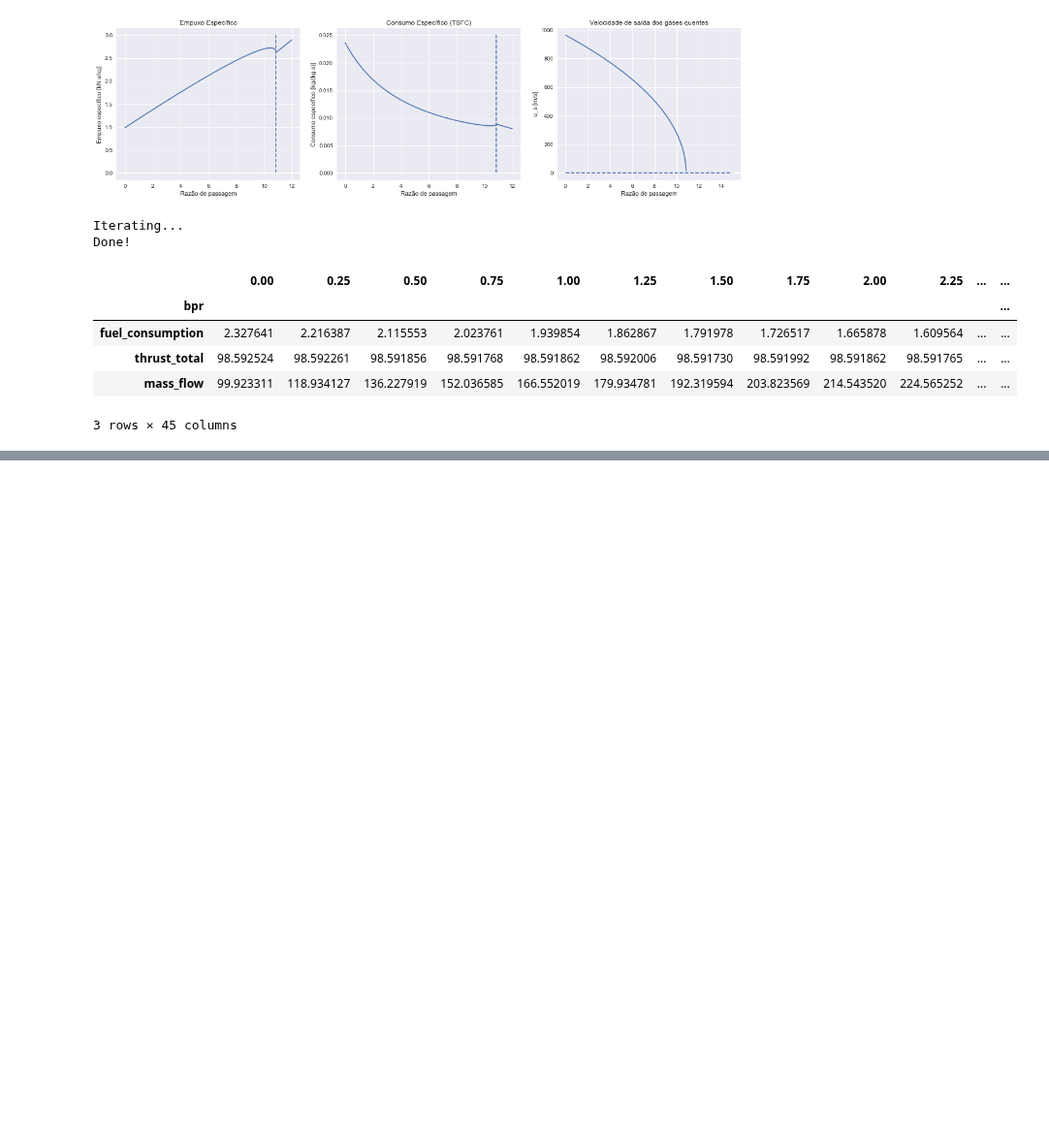
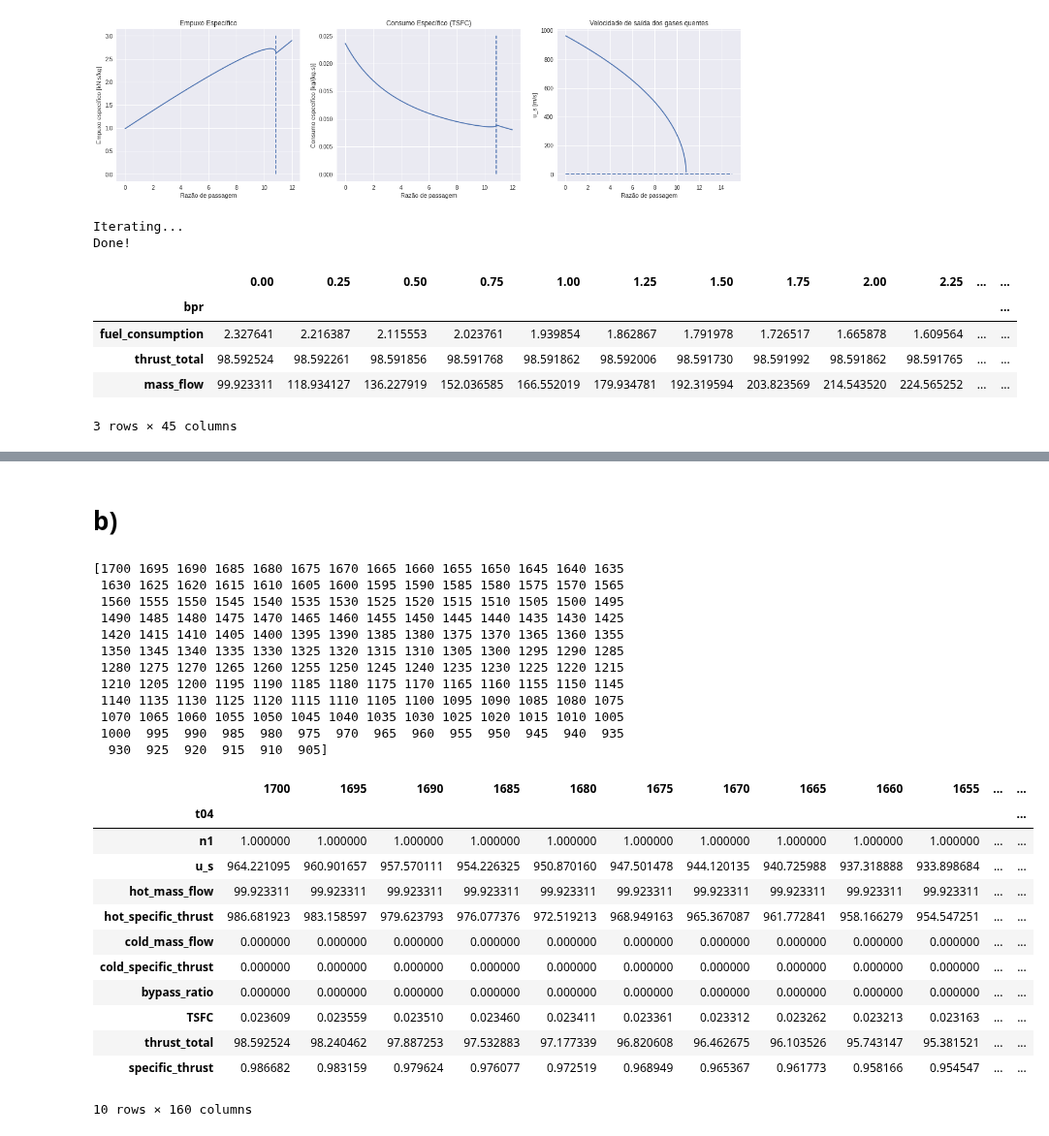
Before and after one commit to jonasdegrave/gas-turbine, a Jupyter notebook: questao_2.ipynb, the cells around one changed output, grey strips where cells are left out. Shown at 97% size. Saved outputs shown, nothing was run; the diff lists cells and outputs as text; code cells hidden in the pictures; blank space fills up the shorter version.

```diff
--- a/questao_2.ipynb
+++ b/questao_2.ipynb
@@ -211,0 +212,2 @@ turbofan.sumarise().append(turbofan.sumarise_results())
+# %% [markdown]
+# b)
@@ -211,0 +263,49 @@ turbofan.sumarise().append(turbofan.sumarise_results())
+# %%
+# PART 3 ###################################################################
+# Varying T04 - Combustion chamber temperature from 1700 K downwards:
+
+
+results_b = pd.DataFrame()
+results_b.index = results_b.index.set_names('t04')
+
+temp_values = np.arange(1700, 900, -5)
+print(temp_values)
+
+for t04 in temp_values:
+    model_parameters["t04"] = t04
+    turbofan = mf.TurboFan(model_parameters)
+
+    results_b[t04] = (
+        turbofan.sumarise().
+        append(turbofan.sumarise_results()).
+        loc[summarise_target]
+        )
+
+
+results_b
+# %% [output]
+[1700 1695 1690 1685 1680 1675 1670 1665 1660 1655 1650 1645 1640 1635
+ 1630 1625 1620 1615 1610 1605 1600 1595 1590 1585 1580 1575 1570 1565
+ 1560 1555 1550 1545 1540 1535 1530 1525 1520 1515 1510 1505 1500 1495
+ 1490 1485 1480 1475 1470 1465 1460 1455 1450 1445 1440 1435 1430 1425
+ 1420 1415 1410 1405 1400 1395 1390 1385 1380 1375 1370 1365 1360 1355
+ 1350 1345 1340 1335 1330 1325 1320 1315 1310 1305 1300 1295 1290 1285
+ 1280 1275 1270 1265 1260 1255 1250 1245 1240 1235 1230 1225 1220 1215
+ 1210 1205 1200 1195 1190 1185 1180 1175 1170 1165 1160 1155 1150 1145
+ 1140 1135 1130 1125 1120 1115 1110 1105 1100 1095 1090 1085 1080 1075
+ 1070 1065 1060 1055 1050 1045 1040 1035 1030 1025 1020 1015 1010 1005
+ 1000  995  990  985  980  975  970  965  960  955  950  945  940  935
+  930  925  920  915  910  905]
+|  | 1700 | 1695 | 1690 | 1685 | 1680 | 1675 | 1670 | 1665 | 1660 | 1655 | ... | ... |
+| t04 |  |  |  |  |  |  |  |  |  |  |  | ... |
+| n1 | 1.000000 | 1.000000 | 1.000000 | 1.000000 | 1.000000 | 1.000000 | 1.000000 | 1.000000 | 1.000000 | 1.000000 | ... | ... |
+| u_s | 964.221095 | 960.901657 | 957.570111 | 954.226325 | 950.870160 | 947.501478 | 944.120135 | 940.725988 | 937.318888 | 933.898684 | ... | ... |
+| hot_mass_flow | 99.923311 | 99.923311 | 99.923311 | 99.923311 | 99.923311 | 99.923311 | 99.923311 | 99.923311 | 99.923311 | 99.923311 | ... | ... |
+| hot_specific_thrust | 986.681923 | 983.158597 | 979.623793 | 976.077376 | 972.519213 | 968.949163 | 965.367087 | 961.772841 | 958.166279 | 954.547251 | ... | ... |
+| cold_mass_flow | 0.000000 | 0.000000 | 0.000000 | 0.000000 | 0.000000 | 0.000000 | 0.000000 | 0.000000 | 0.000000 | 0.000000 | ... | ... |
+| cold_specific_thrust | 0.000000 | 0.000000 | 0.000000 | 0.000000 | 0.000000 | 0.000000 | 0.000000 | 0.000000 | 0.000000 | 0.000000 | ... | ... |
+| bypass_ratio | 0.000000 | 0.000000 | 0.000000 | 0.000000 | 0.000000 | 0.000000 | 0.000000 | 0.000000 | 0.000000 | 0.000000 | ... | ... |
+| TSFC | 0.023609 | 0.023559 | 0.023510 | 0.023460 | 0.023411 | 0.023361 | 0.023312 | 0.023262 | 0.023213 | 0.023163 | ... | ... |
+| thrust_total | 98.592524 | 98.240462 | 97.887253 | 97.532883 | 97.177339 | 96.820608 | 96.462675 | 96.103526 | 95.743147 | 95.381521 | ... | ... |
+| specific_thrust | 0.986682 | 0.983159 | 0.979624 | 0.976077 | 0.972519 | 0.968949 | 0.965367 | 0.961773 | 0.958166 | 0.954547 | ... | ... |
+10 rows × 160 columns
```
Also changed, not shown: parts of 8 cells of this notebook.
